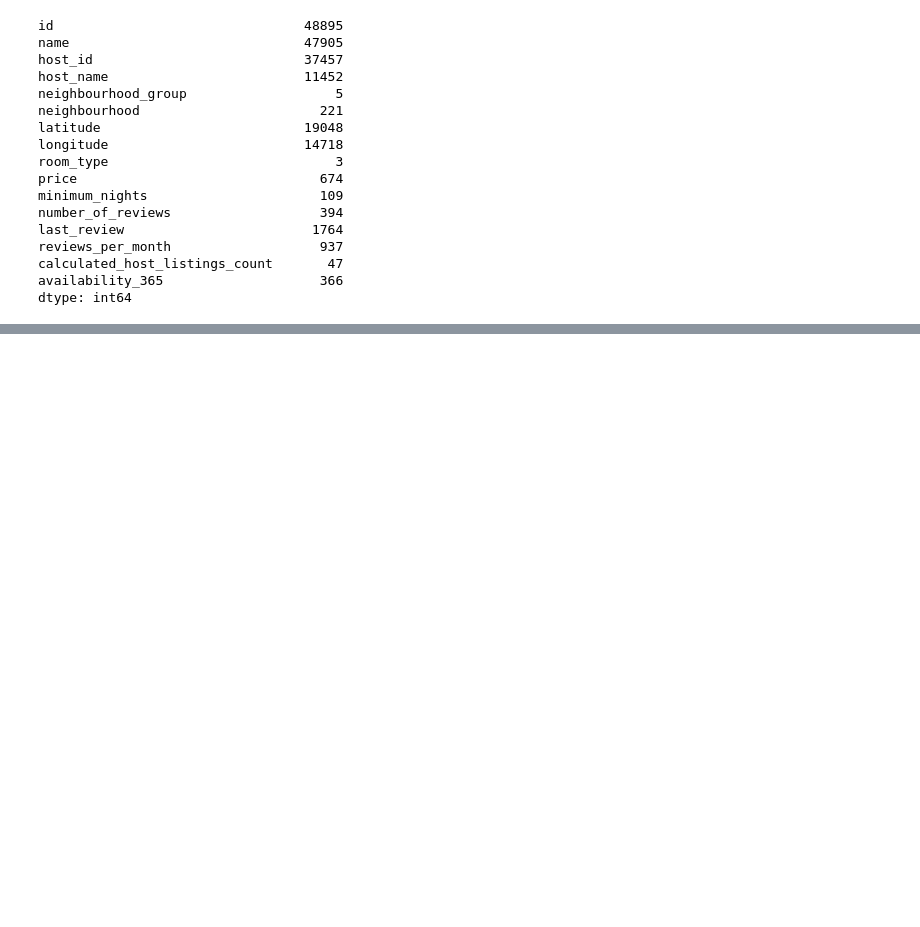
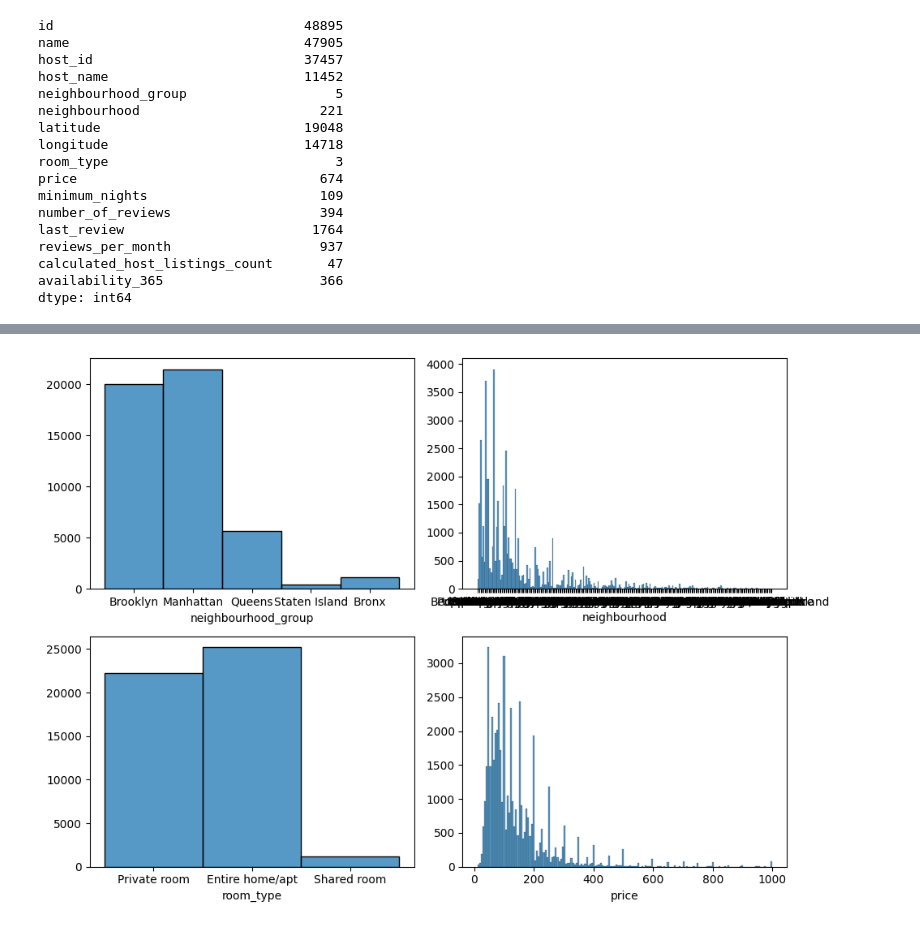
Before and after one commit to patriciamv97/machine-learning-python-template, a Jupyter notebook: src/explore.ipynb, the cells around one changed output, grey strips where cells are left out. Cells and saved outputs as stored; diff of their text form; code cells hidden in the pictures; blank space fills up the shorter version.

```diff
--- a/src/explore.ipynb
+++ b/src/explore.ipynb
@@ -101,3 +174,22 @@ availability_365                2.270000e+02  3.650000e+02
+# %%
+fig, axis = plt.subplots(2, 2, figsize = (10, 7))
+
+# histograma múltiple
+sns.histplot(ax = axis[0, 0], data = data, x = "neighbourhood_group").set(ylabel=None)
+sns.histplot(ax = axis[0, 1], data = data, x = "neighbourhood").set(ylabel = None)
+sns.histplot(ax = axis[1, 0], data = data, x = "room_type").set(ylabel = None)
+sns.histplot(ax = axis[1, 1], data = data, x = "price").set(ylabel = None)
+
+# Rotar nombres del eje x en el subplot neighbourhood
+
+#axis[0, 1].set_xticklabels(axis[0, 1].get_xticklabels(), rotation=45)
+
+# Ajustar el layout
+plt.tight_layout()
+
+plt.show()
+# %% [output]
+[figure, added]
 # %%
 fig, ax = plt.subplots(1, 2, figsize=(10, 5))
 
```
Also changed, not shown: parts of 7 cells of this notebook.
